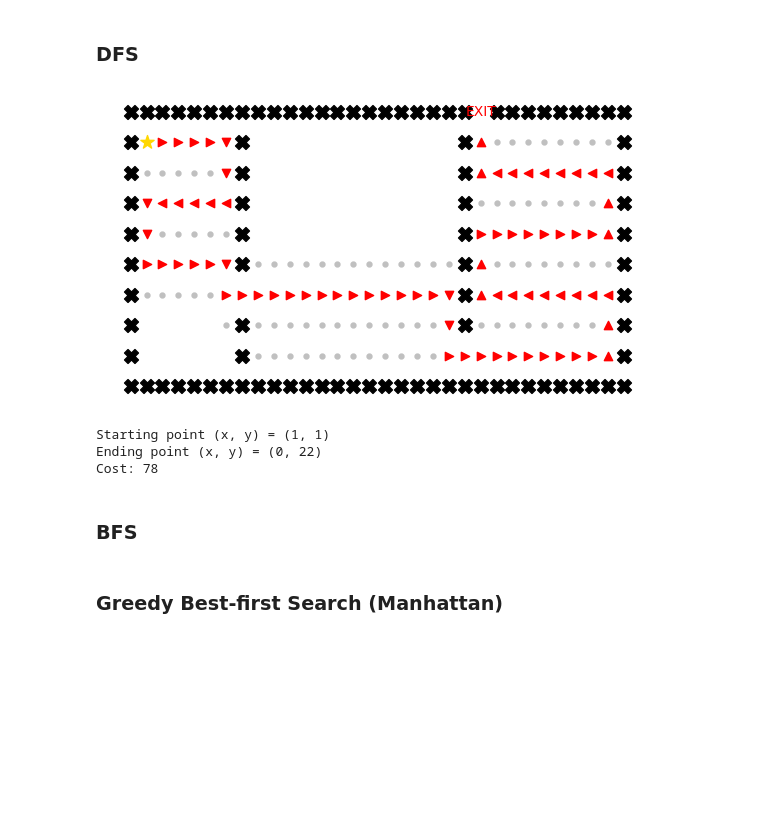
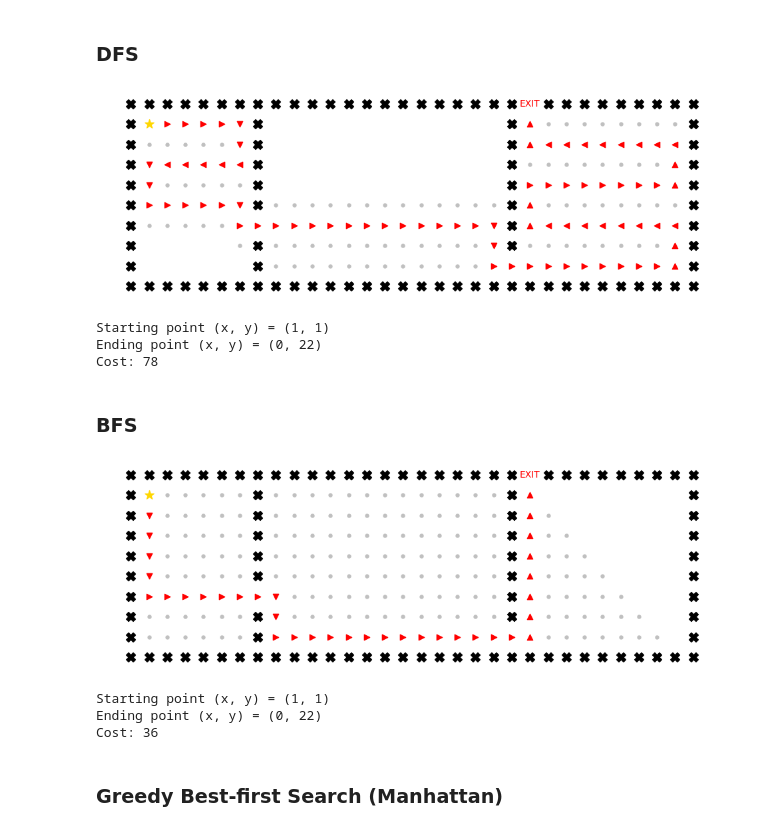
Before and after one commit to hungngocphat01/HCMUS-IntroAI-Project01-Pathfinding, a Jupyter notebook: report/report-src/report-nobonus.ipynb, the cells around one changed output. Saved outputs shown, nothing was run; the diff lists cells and outputs as text; code cells hidden in the pictures; blank space fills up the shorter version.

Commit message:
Hoàn thiện report nobonus

```diff
--- a/report/report-src/report-nobonus.ipynb
+++ b/report/report-src/report-nobonus.ipynb
@@ -152,13 +153,20 @@ Graph initialized from maze with size 10 x 32
 # %% [markdown]
 ### DFS
 # %%
-run_search_nobonus(g3, DFS, figsize=(7, 4))
+run_search_nobonus(g3, DFS, figsize=(12, 4))
 # %% [output]
-[figure, old version]
+[figure, new version]
 Starting point (x, y) = (1, 1)
 Ending point (x, y) = (0, 22)
 Cost: 78
 # %% [markdown]
 ### BFS
+# %%
+run_search_nobonus(g3, BFS,figsize=(12, 4))
+# %% [output]
+[figure, added]
+Starting point (x, y) = (1, 1)
+Ending point (x, y) = (0, 22)
+Cost: 36
 # %% [markdown]
 ### Greedy Best-first Search (Manhattan)
```
Also changed, not shown: parts of 24 cells of this notebook.
